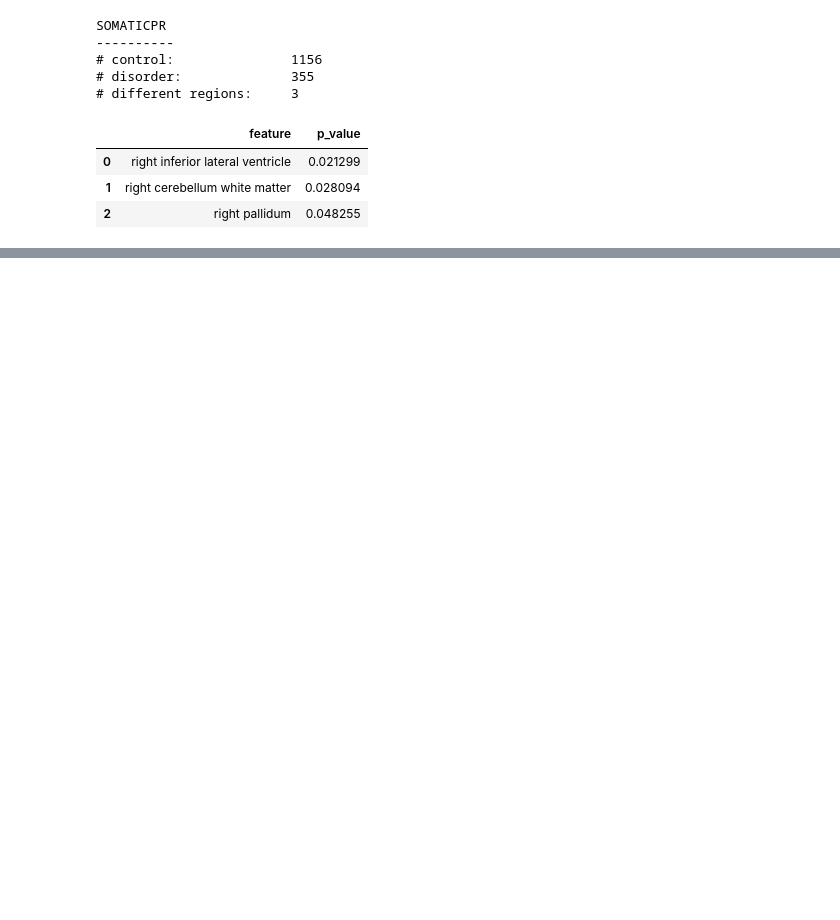
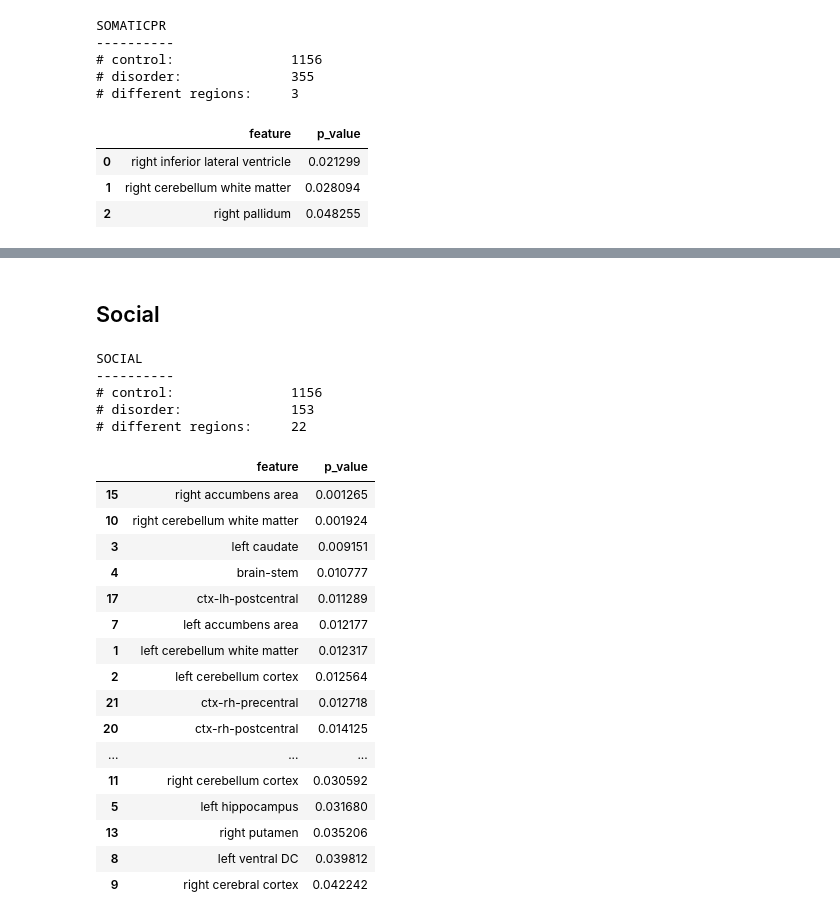
Before and after one commit to margotwagner/SynthSeg, a Jupyter notebook: abcd-code/analysis/mw-aseba-smri-rois.ipynb, the cells around one changed output, grey strips where cells are left out. Saved outputs shown, nothing was run; the diff lists cells and outputs as text; code cells hidden in the pictures; blank space fills up the shorter version.

```diff
--- a/abcd-code/analysis/mw-aseba-smri-rois.ipynb
+++ b/abcd-code/analysis/mw-aseba-smri-rois.ipynb
@@ -128,0 +201,28 @@ SOMATICPR
+# %% [markdown]
+## Social
+# %%
+vols, stats = get_sig_rois(social)
+vols
+# %% [output]
+SOCIAL
+----------
+# control:               1156
+# disorder:              153
+# different regions:     22
+|  | feature | p_value |
+| 15 | right accumbens area | 0.001265 |
+| 10 | right cerebellum white matter | 0.001924 |
+| 3 | left caudate | 0.009151 |
+| 4 | brain-stem | 0.010777 |
+| 17 | ctx-lh-postcentral | 0.011289 |
+| 7 | left accumbens area | 0.012177 |
+| 1 | left cerebellum white matter | 0.012317 |
+| 2 | left cerebellum cortex | 0.012564 |
+| 21 | ctx-rh-precentral | 0.012718 |
+| 20 | ctx-rh-postcentral | 0.014125 |
+| ... | ... | ... |
+| 11 | right cerebellum cortex | 0.030592 |
+| 5 | left hippocampus | 0.031680 |
+| 13 | right putamen | 0.035206 |
+| 8 | left ventral DC | 0.039812 |
+| 9 | right cerebral cortex | 0.042242 |
```
Also changed, not shown: parts of 22 cells of this notebook, 2 other files.
